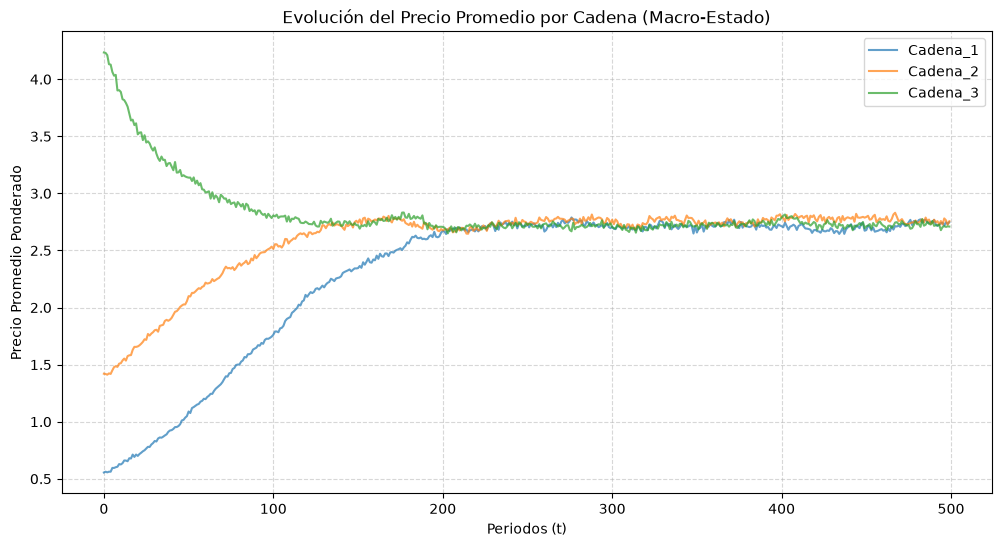
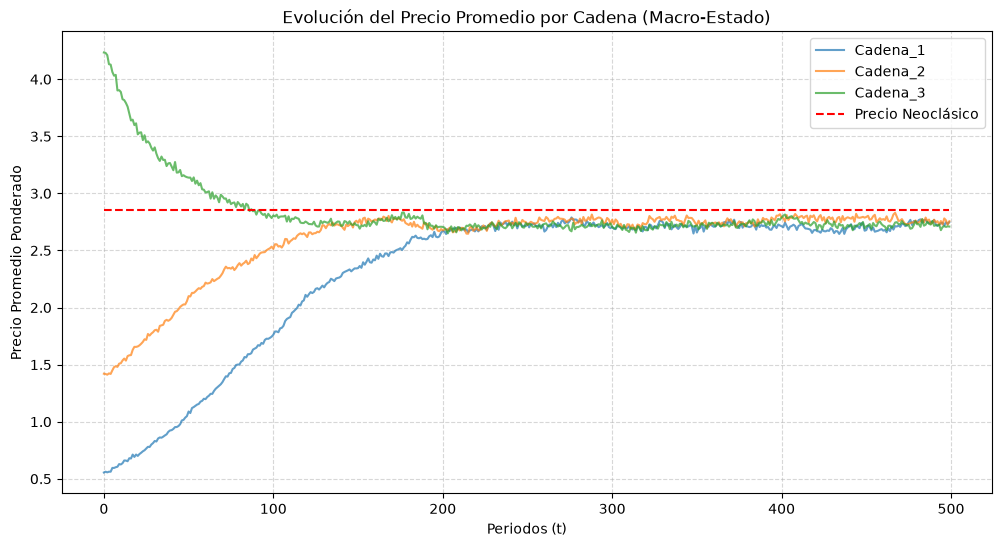
Code edit (unified diff) that turned the first committed figure into the second:
--- before
+++ after
@@ -7,6 +7,9 @@
     title="Evolución del Precio Promedio por Cadena (Macro-Estado)"
 )
+
+ax.hlines(y = P, xmin = df_macro.index.min(), xmax = df_macro.index.max(), colors='red', linestyles='--', label='Precio Neoclásico')
 ax.set_xlabel("Periodos (t)")
 ax.set_ylabel("Precio Promedio Ponderado")
 ax.grid(True, linestyle='--', alpha=0.5)
+ax.legend()
 plt.show()

Commit: Mejorando visualización en notebook